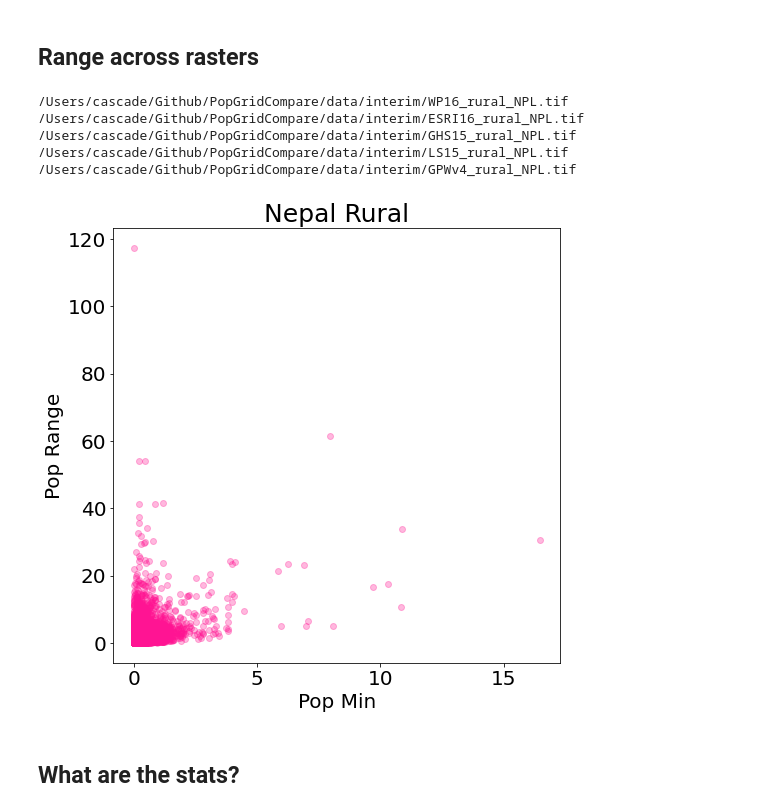
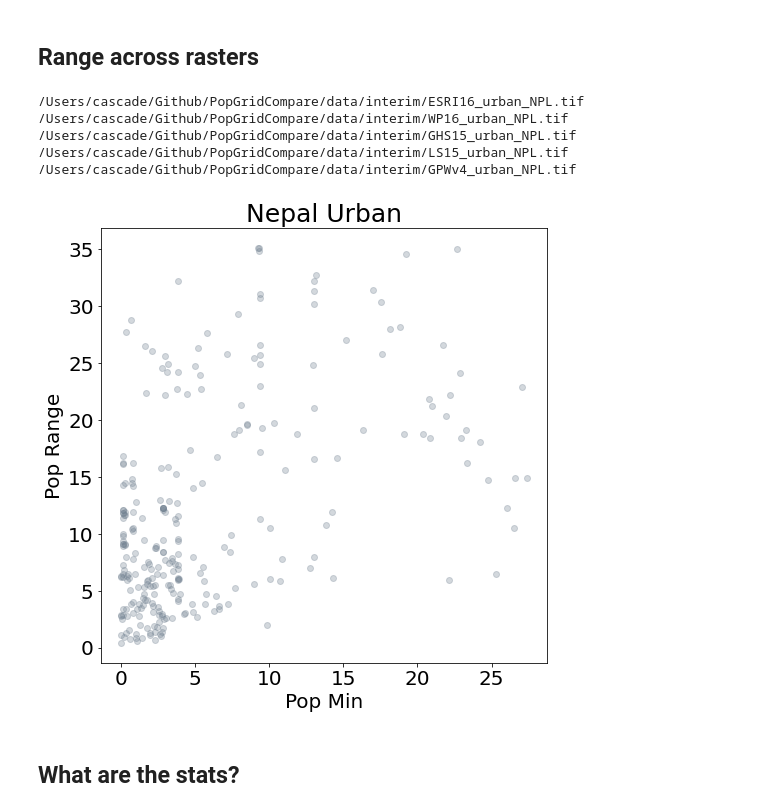
Before and after one commit to cascadet/PopGridCompare-ms, a Jupyter notebook: notebooks/Step3_Pixel-level.ipynb, the cells around one changed output. Cells and saved outputs as stored; diff of their text form; code cells hidden in the pictures.

```diff
--- a/notebooks/Step3_Pixel-level.ipynb
+++ b/notebooks/Step3_Pixel-level.ipynb
@@ -140,29 +134,29 @@ def make_plot(data_min, data_range, title, color, save = None, fn_out = None):
 # %%
 # File Paths & FNs --- Update by geography urban/rural for MMZ, ECU, NPL
 DATA_PATH = '/Users/cascade/Github/PopGridCompare/data/'
 
 # args
-country = 'rural_NPL'
-title = 'Nepal Rural'
-fn_out = DATA_PATH+'FIGS/MS/Fig2_'+country+'.png'
-color = 'deeppink'#'midnightblue'
+country = 'urban_NPL'
+title = 'Nepal Urban'
+fn_out = DATA_PATH+'FIGS/MS/Finalv1/Fig2_'+country+'.png'
+color = 'slategray'#'lightcoral'#'gold'
 
 # get rst names
 rst_fns = glob.glob('/Users/cascade/Github/PopGridCompare/data/interim/*'+country+'.tif')
 for rst in rst_fns: print(rst) # check them
 
 # make data
 data_range, data_max, data_min = rst_range(rst_fns, fn_out, save = False)
 
 # plot & save
 make_plot(data_min = data_min, data_range = data_range, title = title, color = color, save = True, fn_out = fn_out)
 # %% [output]
-/Users/cascade/Github/PopGridCompare/data/interim/WP16_rural_NPL.tif
-/Users/cascade/Github/PopGridCompare/data/interim/ESRI16_rural_NPL.tif
-/Users/cascade/Github/PopGridCompare/data/interim/GHS15_rural_NPL.tif
-/Users/cascade/Github/PopGridCompare/data/interim/LS15_rural_NPL.tif
-/Users/cascade/Github/PopGridCompare/data/interim/GPWv4_rural_NPL.tif
+/Users/cascade/Github/PopGridCompare/data/interim/ESRI16_urban_NPL.tif
+/Users/cascade/Github/PopGridCompare/data/interim/WP16_urban_NPL.tif
+/Users/cascade/Github/PopGridCompare/data/interim/GHS15_urban_NPL.tif
+/Users/cascade/Github/PopGridCompare/data/interim/LS15_urban_NPL.tif
+/Users/cascade/Github/PopGridCompare/data/interim/GPWv4_urban_NPL.tif
-[figure, old version]
+[figure, new version]
 # %% [markdown]
 ## What are the stats?
 # %%
```
Also changed, not shown: parts of 1 cell of this notebook, 1 other file.
